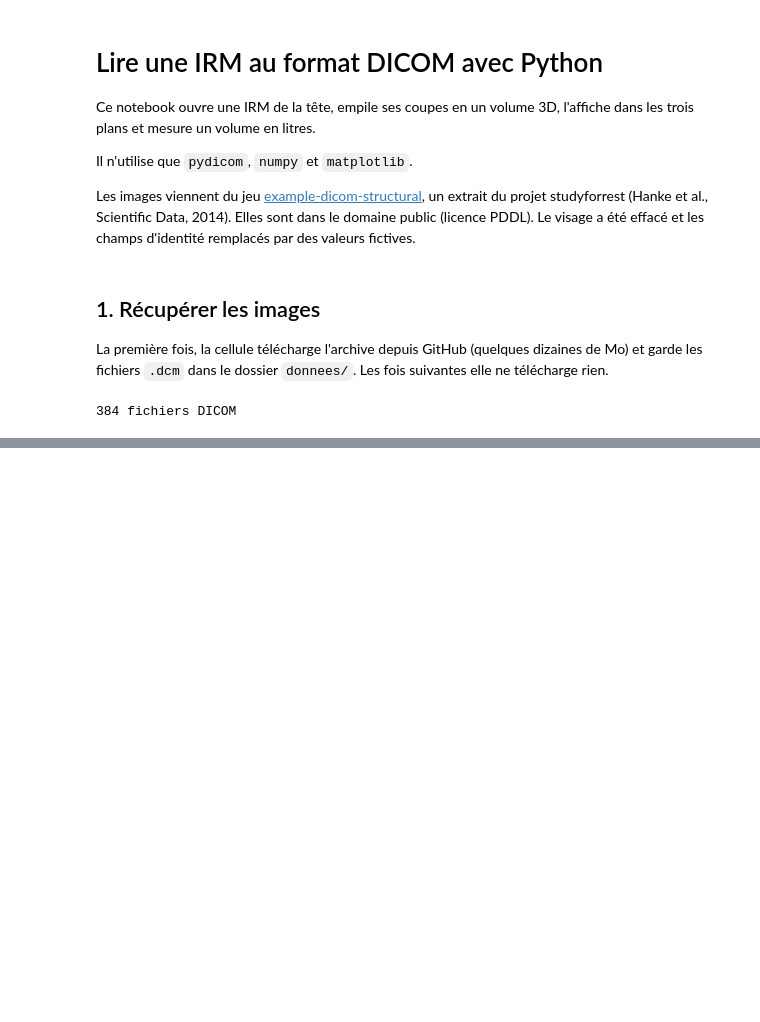
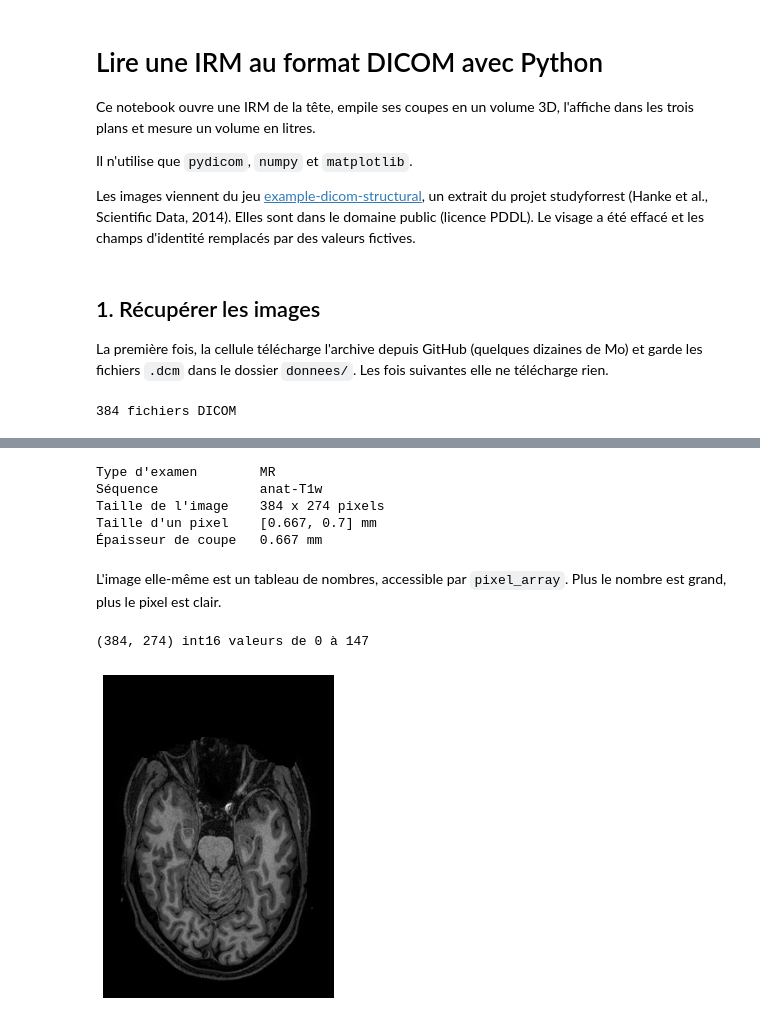
Before and after one commit to Temroade-cmd/irm-dicom, a Jupyter notebook: irm_dicom.ipynb, the cells around one changed output, grey strips where cells are left out. Cells and saved outputs as stored; diff of their text form; code cells hidden in the pictures; blank space fills up the shorter version.

Commit message:
Ouvrir un fichier DICOM, son en-tête et son image

```diff
--- a/irm_dicom.ipynb
+++ b/irm_dicom.ipynb
@@ -40,0 +45,27 @@ print(len(fichiers), "fichiers DICOM")
+# %%
+ds = pydicom.dcmread(fichiers[0])
+
+print("Type d'examen       ", ds.Modality)
+print("Séquence            ", ds.SeriesDescription)
+print("Taille de l'image   ", ds.Rows, "x", ds.Columns, "pixels")
+print("Taille d'un pixel   ", [round(float(v), 3) for v in ds.PixelSpacing], "mm")
+print("Épaisseur de coupe  ", round(float(ds.SliceThickness), 3), "mm")
+# %% [output]
+Type d'examen        MR
+Séquence             anat-T1w
+Taille de l'image    384 x 274 pixels
+Taille d'un pixel    [0.667, 0.7] mm
+Épaisseur de coupe   0.667 mm
+# %% [markdown]
+L'image elle-même est un tableau de nombres, accessible par `pixel_array`. Plus le nombre est grand, plus le pixel est clair.
+# %%
+image = pydicom.dcmread(fichiers[200]).pixel_array
+print(image.shape, image.dtype, "valeurs de", image.min(), "à", image.max())
+
+plt.figure(figsize=(5, 6))
+plt.imshow(image, cmap="gray")
+plt.axis("off")
+plt.show()
+# %% [output]
+(384, 274) int16 valeurs de 0 à 147
+[figure, added]
```
Also changed, not shown: parts of 1 cell of this notebook.
